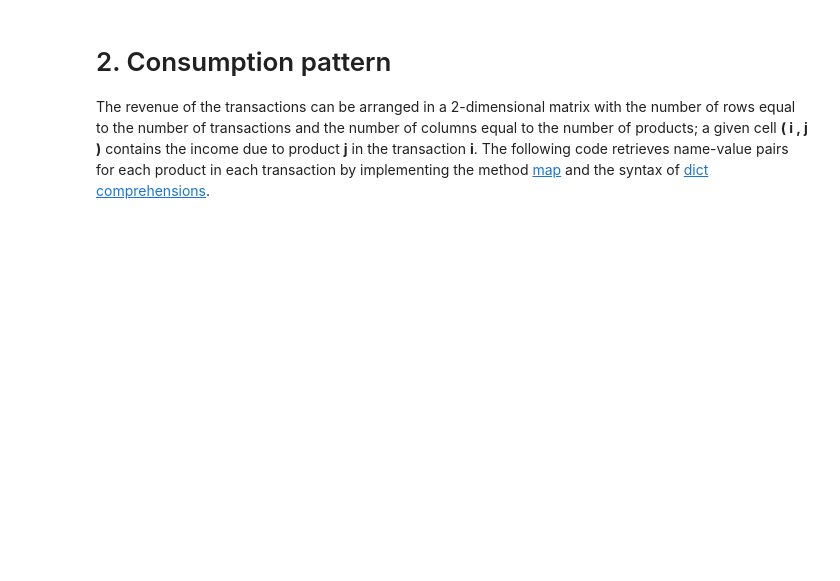
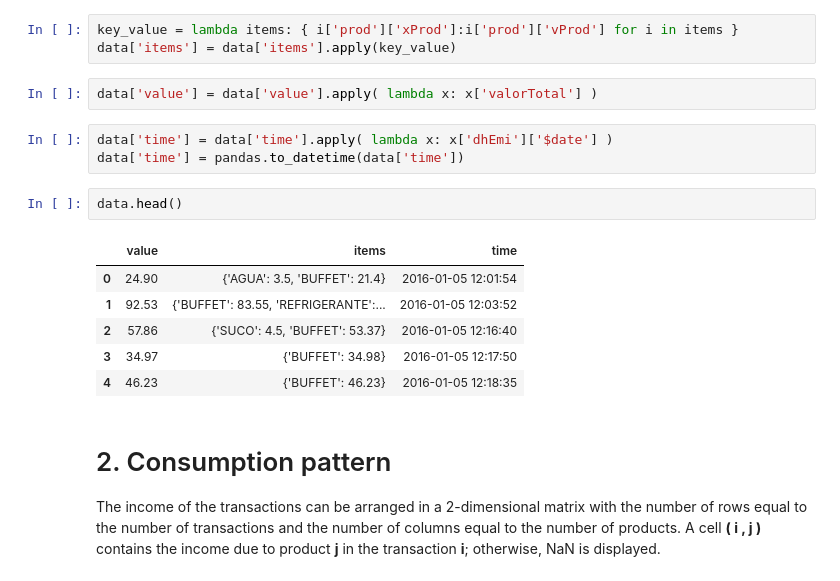
Before and after one commit to jruizvar/TOTVSLabs, a Jupyter notebook: solution.ipynb, the cells around one changed output. Cells and saved outputs as stored; diff of their text form; blank space fills up the shorter version.

```diff
--- a/solution.ipynb
+++ b/solution.ipynb
@@ -26,4 +27,21 @@ The obtained dataframe contains **1635 rows** corresponding to the total number
+# %%
+key_value = lambda items: { i['prod']['xProd']:i['prod']['vProd'] for i in items }
+data['items'] = data['items'].apply(key_value)
+# %%
+data['value'] = data['value'].apply( lambda x: x['valorTotal'] )
+# %%
+data['time'] = data['time'].apply( lambda x: x['dhEmi']['$date'] )
+data['time'] = pandas.to_datetime(data['time'])
+# %%
+data.head()
+# %% [output]
+|  | value | items | time |
+| 0 | 24.90 | {'AGUA': 3.5, 'BUFFET': 21.4} | 2016-01-05 12:01:54 |
+| 1 | 92.53 | {'BUFFET': 83.55, 'REFRIGERANTE':... | 2016-01-05 12:03:52 |
+| 2 | 57.86 | {'SUCO': 4.5, 'BUFFET': 53.37} | 2016-01-05 12:16:40 |
+| 3 | 34.97 | {'BUFFET': 34.98} | 2016-01-05 12:17:50 |
+| 4 | 46.23 | {'BUFFET': 46.23} | 2016-01-05 12:18:35 |
 # %% [markdown]
 # 2. Consumption pattern
 
-The revenue of the transactions can be arranged in a 2-dimensional matrix with the number of rows equal to the number of transactions and the number of columns equal to the number of products; a given cell **( i , j )** contains the income due to product **j** in the transaction **i**. The following code retrieves name-value pairs for each product in each transaction by implementing the method [map](http://pandas.pydata.org/pandas-docs/stable/generated/pandas.Series.map.html) and the syntax of [dict comprehensions](https://www.python.org/dev/peps/pep-0274/).
+The income of the transactions can be arranged in a 2-dimensional matrix with the number of rows equal to the number of transactions and the number of columns equal to the number of products. A cell **( i , j )** contains the income due to product **j** in the transaction **i**; otherwise, NaN is displayed.
```
Also changed, not shown: parts of 23 cells of this notebook.
